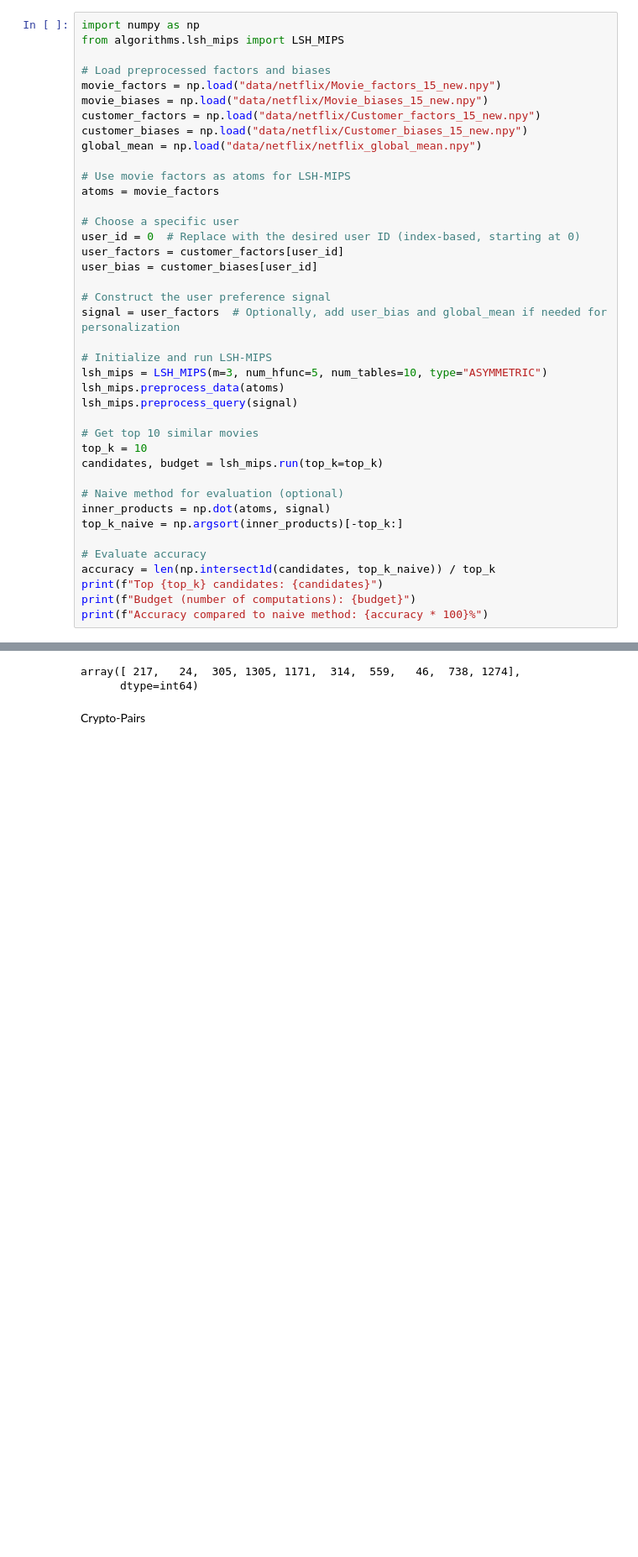
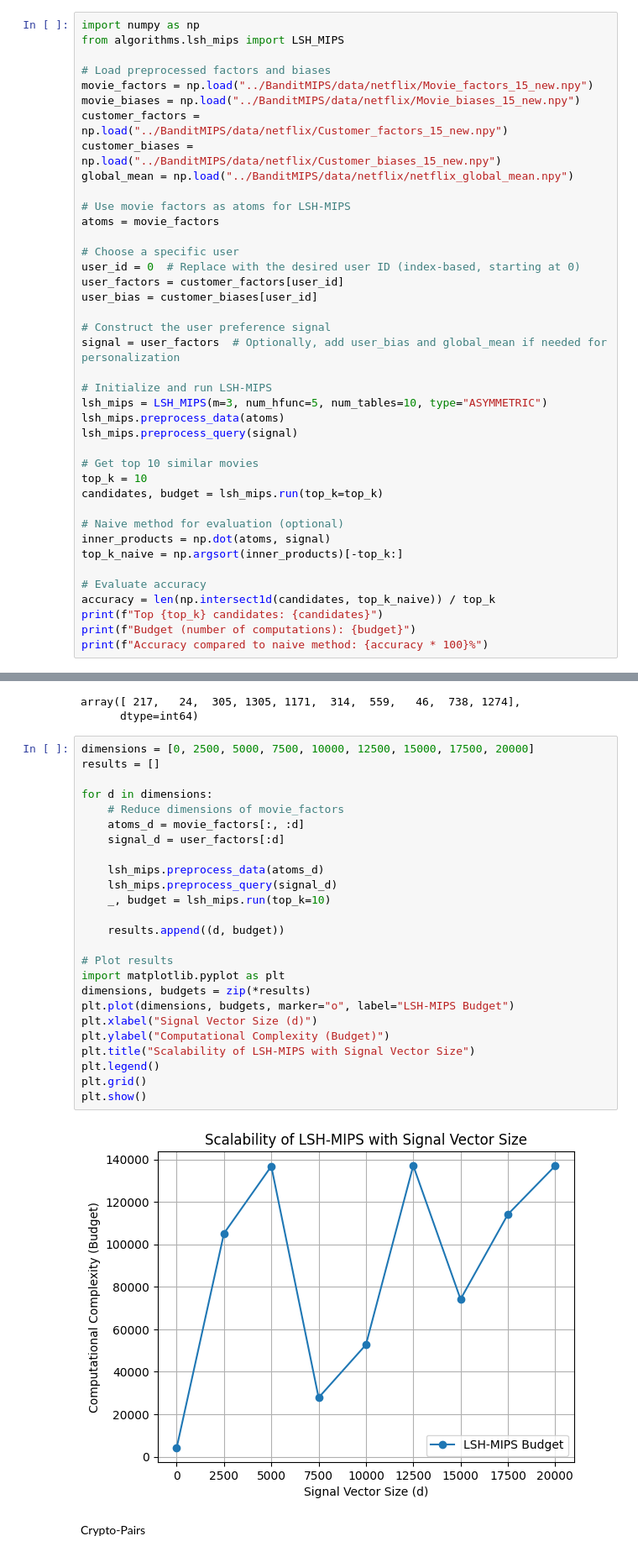
Before and after one commit to ExhoParth/MIPS, a Jupyter notebook: test_lsh_mips.ipynb, the cells around one changed output, grey strips where cells are left out. Shown: that part at 84% size. Cells and saved outputs as stored; diff of their text form; blank space fills up the shorter version.

```diff
--- a/test_lsh_mips.ipynb
+++ b/test_lsh_mips.ipynb
@@ -159,11 +159,11 @@ import numpy as np
 from algorithms.lsh_mips import LSH_MIPS
 
 # Load preprocessed factors and biases
-movie_factors = np.load("data/netflix/Movie_factors_15_new.npy")
-movie_biases = np.load("data/netflix/Movie_biases_15_new.npy")
-customer_factors = np.load("data/netflix/Customer_factors_15_new.npy")
-customer_biases = np.load("data/netflix/Customer_biases_15_new.npy")
-global_mean = np.load("data/netflix/netflix_global_mean.npy")
+movie_factors = np.load("../BanditMIPS/data/netflix/Movie_factors_15_new.npy")
+movie_biases = np.load("../BanditMIPS/data/netflix/Movie_biases_15_new.npy")
+customer_factors = np.load("../BanditMIPS/data/netflix/Customer_factors_15_new.npy")
+customer_biases = np.load("../BanditMIPS/data/netflix/Customer_biases_15_new.npy")
+global_mean = np.load("../BanditMIPS/data/netflix/netflix_global_mean.npy")
 
 # Use movie factors as atoms for LSH-MIPS
 atoms = movie_factors
@@ -203,6 +203,33 @@ top_k_naive
 # %% [output]
 array([ 217,   24,  305, 1305, 1171,  314,  559,   46,  738, 1274],
       dtype=int64)
+# %%
+dimensions = [0, 2500, 5000, 7500, 10000, 12500, 15000, 17500, 20000]
+results = []
+
+for d in dimensions:
+    # Reduce dimensions of movie_factors
+    atoms_d = movie_factors[:, :d]
+    signal_d = user_factors[:d]
+
+    lsh_mips.preprocess_data(atoms_d)
+    lsh_mips.preprocess_query(signal_d)
+    _, budget = lsh_mips.run(top_k=10)
+
+    results.append((d, budget))
+
+# Plot results
+import matplotlib.pyplot as plt
+dimensions, budgets = zip(*results)
+plt.plot(dimensions, budgets, marker="o", label="LSH-MIPS Budget")
+plt.xlabel("Signal Vector Size (d)")
+plt.ylabel("Computational Complexity (Budget)")
+plt.title("Scalability of LSH-MIPS with Signal Vector Size")
+plt.legend()
+plt.grid()
+plt.show()
+# %% [output]
+[figure, added]
 # %% [markdown]
 Crypto-Pairs
 # %%
```
Also changed, not shown: parts of 5 cells of this notebook, 6 other files.
